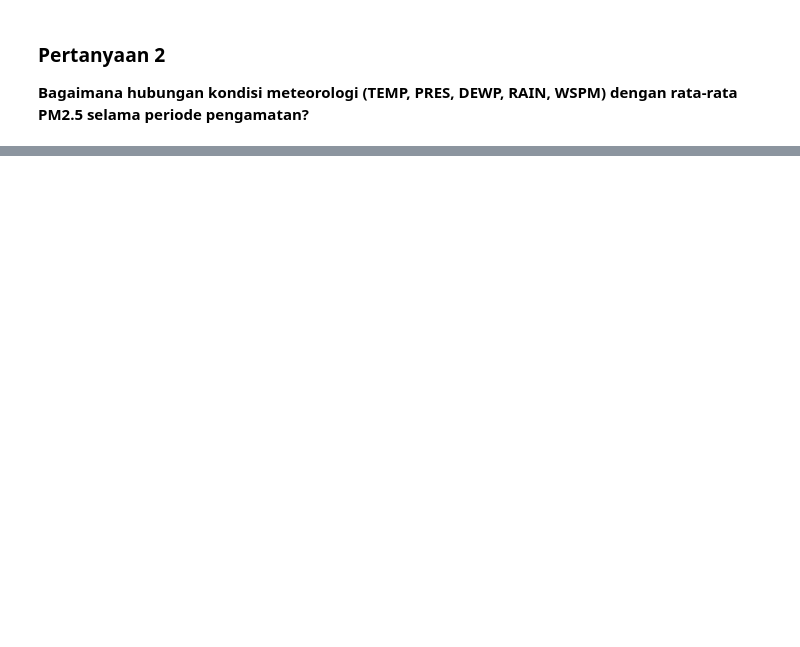
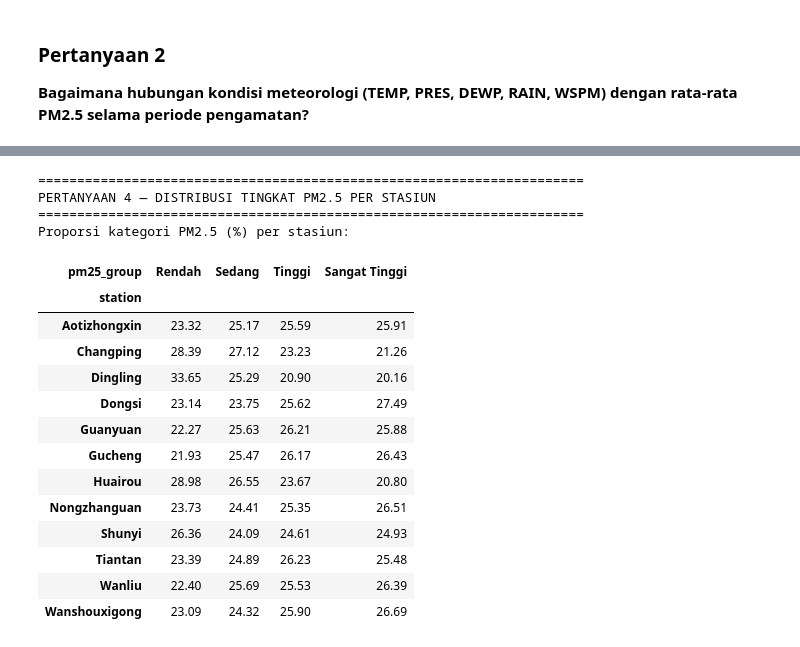
Before and after one commit to putraharifin/submission_air_quality, a Jupyter notebook: notebook.ipynb, the cells around one changed output, grey strips where cells are left out. Drawn from its saved outputs; the diff is of its cells as text; code cells hidden in the pictures; blank space fills up the shorter version.

```diff
--- a/notebook.ipynb
+++ b/notebook.ipynb
@@ -363,0 +732,49 @@ Notebook ini sengaja tidak mengarang angka hasil karena 12 CSV dataset belum dis
+# %%
+print("\n" + "=" * 70)
+print("PERTANYAAN 4 — DISTRIBUSI TINGKAT PM2.5 PER STASIUN")
+print("=" * 70)
+
+q4_df = df_clean.copy()
+
+# Binning PM2.5 berbasis kuartil.
+pm25_bins = q4_df["PM2.5"].quantile([0, 0.25, 0.50, 0.75, 1]).values
+pm25_bins = np.unique(pm25_bins)
+pm25_labels = ["Rendah", "Sedang", "Tinggi", "Sangat Tinggi"][:len(pm25_bins) - 1]
+
+q4_df["pm25_group"] = pd.cut(
+    q4_df["PM2.5"],
+    bins=pm25_bins,
+    labels=pm25_labels,
+    include_lowest=True,
+    duplicates="drop"
+)
+
+group_summary = (
+    q4_df.groupby(["station", "pm25_group"], observed=False)
+    .size()
+    .unstack(fill_value=0)
+)
+
+group_pct = group_summary.div(group_summary.sum(axis=1), axis=0) * 100
+
+print("Proporsi kategori PM2.5 (%) per stasiun:")
+display(group_pct.round(2))
+# %% [output]
+======================================================================
+PERTANYAAN 4 — DISTRIBUSI TINGKAT PM2.5 PER STASIUN
+======================================================================
+Proporsi kategori PM2.5 (%) per stasiun:
+| pm25_group | Rendah | Sedang | Tinggi | Sangat Tinggi |
+| station |  |  |  |  |
+| Aotizhongxin | 23.32 | 25.17 | 25.59 | 25.91 |
+| Changping | 28.39 | 27.12 | 23.23 | 21.26 |
+| Dingling | 33.65 | 25.29 | 20.90 | 20.16 |
+| Dongsi | 23.14 | 23.75 | 25.62 | 27.49 |
+| Guanyuan | 22.27 | 25.63 | 26.21 | 25.88 |
+| Gucheng | 21.93 | 25.47 | 26.17 | 26.43 |
+| Huairou | 28.98 | 26.55 | 23.67 | 20.80 |
+| Nongzhanguan | 23.73 | 24.41 | 25.35 | 26.51 |
+| Shunyi | 26.36 | 24.09 | 24.61 | 24.93 |
+| Tiantan | 23.39 | 24.89 | 26.23 | 25.48 |
+| Wanliu | 22.40 | 25.69 | 25.53 | 26.39 |
+| Wanshouxigong | 23.09 | 24.32 | 25.90 | 26.69 |
```
Also changed, not shown: parts of 50 cells of this notebook, 4 other files.
